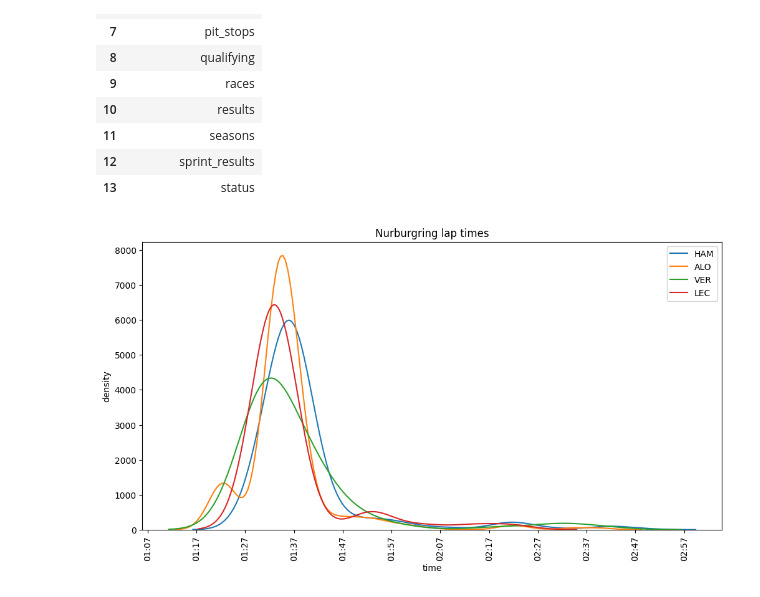
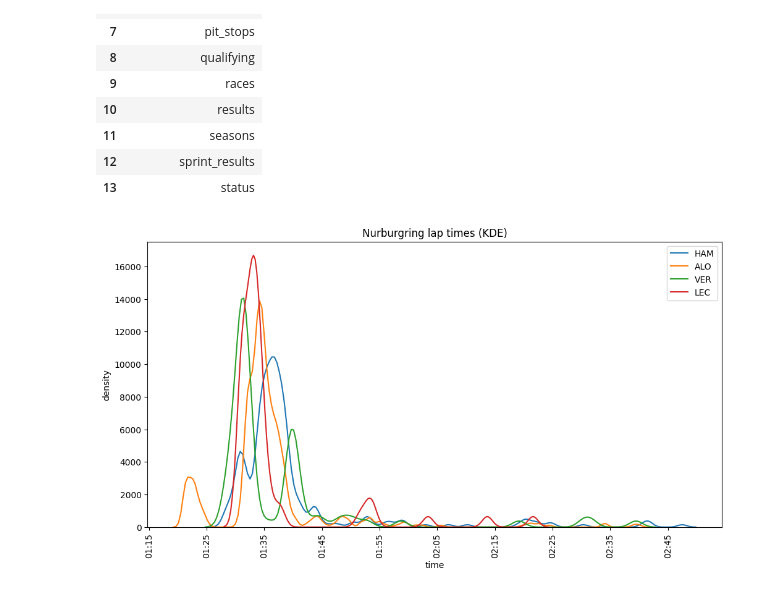
Before and after one commit to GrandEchoWhiskey/f1-analysis, a Jupyter notebook: analysis.ipynb, the cells around one changed output. Cells and saved outputs as stored; diff of their text form; code cells hidden in the pictures.

```diff
--- a/analysis.ipynb
+++ b/analysis.ipynb
@@ -55,33 +55,33 @@ q = "SELECT milliseconds, code, nationality " \
     "INNER JOIN races ON lap_times.raceId = races.raceId " \
     "INNER JOIN circuits ON races.circuitId = circuits.circuitId " \
     "WHERE circuits.circuitRef = 'nurburgring';"
 
 df = pd.read_sql_query(q, conn)
 
 import matplotlib.pyplot as plt
 import matplotlib.dates as mdates
 import seaborn as sns
 
 df = df[df.milliseconds != '\\N']
 df.milliseconds = pd.to_numeric(df.milliseconds)
 df = df[(df.milliseconds > 0) & (df.milliseconds < 200000)]
 df = df[df["code"].isin(["LEC", "HAM", "VER", "ALO"])]
 df['time'] = pd.to_datetime(df.milliseconds, unit='ms')
 # print(df.head())
 
 fig = plt.figure(figsize=(12, 6))
 ax = fig.add_subplot(1, 1, 1)
 for code in df.code.unique():
     subset = df[df.code == code].time
     if subset.nunique() > 1:
-        sns.kdeplot(subset, label=code)
+        sns.kdeplot(subset, label=code, bw_adjust=0.2)
 ax.xaxis.set_major_locator(mdates.SecondLocator(interval=10))
 ax.xaxis.set_major_formatter(mdates.DateFormatter('%M:%S'))
 plt.legend()
 plt.xlabel('time')
 plt.xticks(rotation=90)
 plt.ylabel('density')
-plt.title('Nurburgring lap times')
+plt.title('Nurburgring lap times (KDE)')
 plt.show()
 # %% [output]
-[figure, old version]
+[figure, new version]
```
Also changed, not shown: parts of 1 cell of this notebook.
